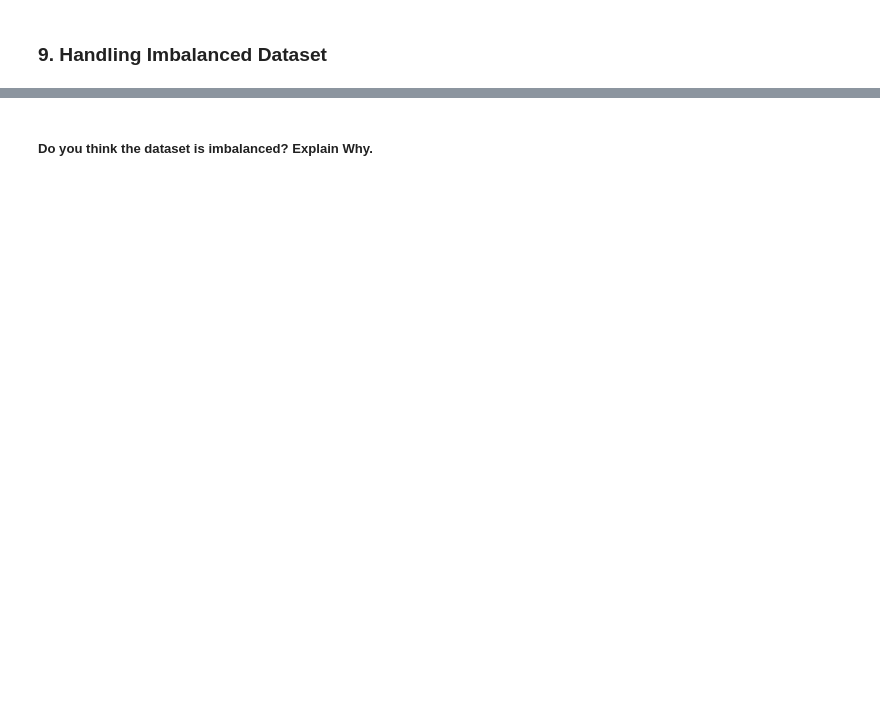
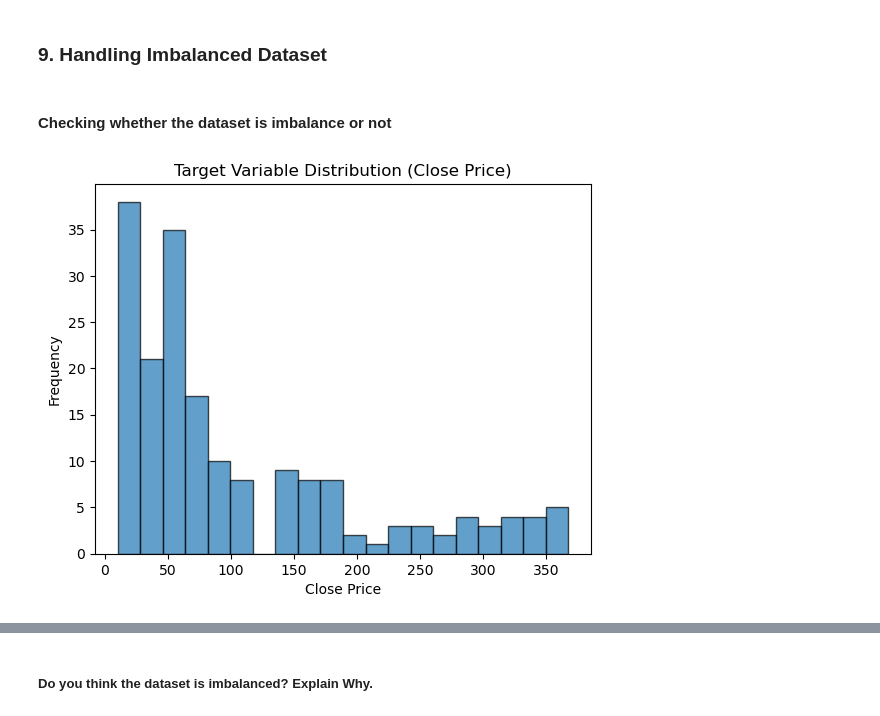
Before and after one commit to Mrinmoy2002-prog/Yes-Bank-Stock-Closing-Price-Prediction, a Jupyter notebook: Copy of Sample_ML_Submission_Template.ipynb, the cells around one changed output, grey strips where cells are left out. Drawn from its saved outputs; the diff is of its cells as text; code cells hidden in the pictures; blank space fills up the shorter version.

```diff
--- a/Copy of Sample_ML_Submission_Template.ipynb
+++ b/Copy of Sample_ML_Submission_Template.ipynb
@@ -861,0 +1122,10 @@ Answer Here.
+# %%
+# If 'Date' column exists and is datetime, convert it to numeric features or drop it
+if 'Date' in dataset.columns:
+    dataset['Date'] = pd.to_datetime(dataset['Date'])
+    # Example: extract year, month, day
+    dataset['Year'] = dataset['Date'].dt.year
+    dataset['Month'] = dataset['Date'].dt.month
+    dataset['Day'] = dataset['Date'].dt.day
+    # Drop the original 'Date' column
+    dataset = dataset.drop('Date', axis=1)
@@ -879,0 +1226,11 @@ Answer Here.
+# %%
+# Scaling your data
+
+from sklearn.preprocessing import StandardScaler
+features = ['Low', 'feature_capped', 'Average_Price']
+
+# Initialize StandardScaler
+scaler = StandardScaler()
+
+# Apply scaling
+dataset[features] = scaler.fit_transform(dataset[features])
@@ -902,2 +1302,17 @@ Answer Here.
 # %% [markdown]
 ### 9. Handling Imbalanced Dataset
+# %% [markdown]
+#### Checking whether the dataset is imbalance or not
+# %%
+#Visual Check Using a Histogram
+
+import matplotlib.pyplot as plt
+
+# Visualize the distribution of the target variable
+plt.hist(dataset['Close'], bins=20, edgecolor='k', alpha=0.7)
+plt.title('Target Variable Distribution (Close Price)')
+plt.xlabel('Close Price')
+plt.ylabel('Frequency')
+plt.show()
+# %% [output]
+[figure, added]
```
Also changed, not shown: parts of 106 cells of this notebook, 1 other file.
